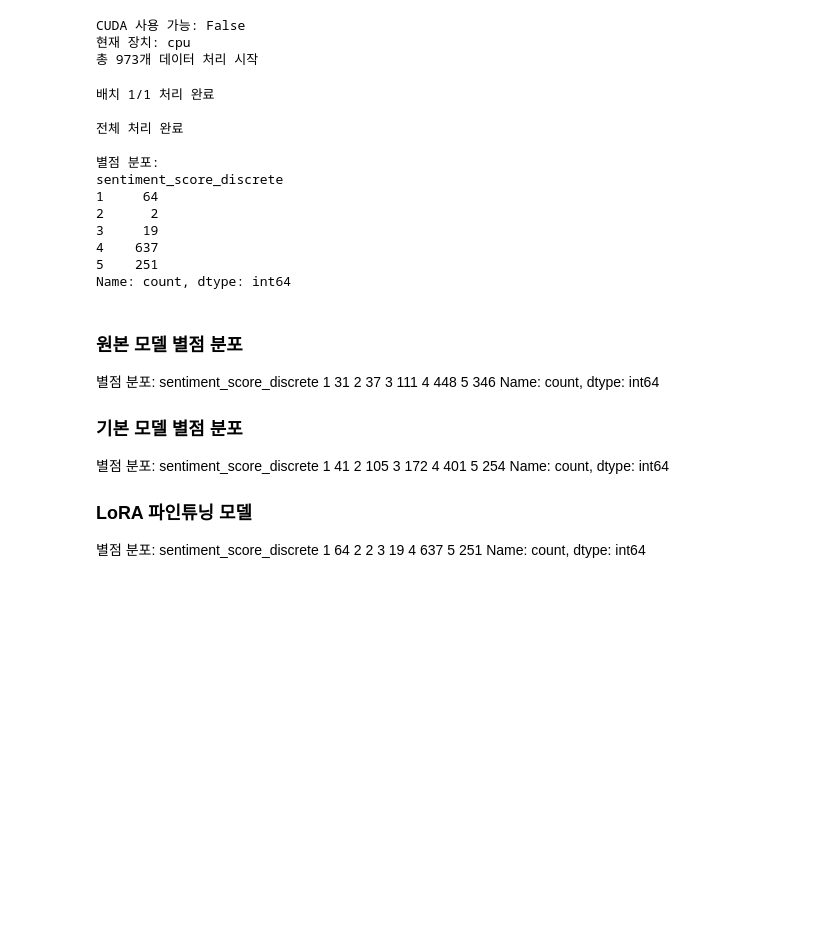
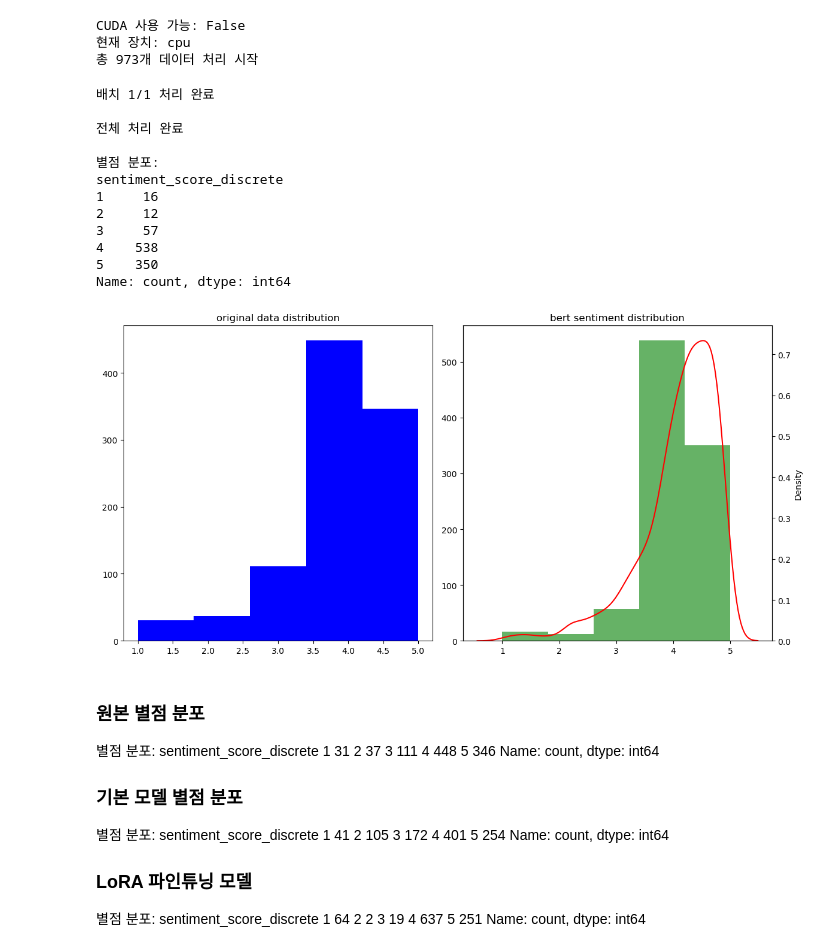
Before and after one commit to bhw119/PADA_LAB, a Jupyter notebook: sentimnet/bert_finetuning.ipynb, the cells around one changed output. Cells and saved outputs as stored; diff of their text form; code cells hidden in the pictures; blank space fills up the shorter version.

```diff
--- a/sentimnet/bert_finetuning.ipynb
+++ b/sentimnet/bert_finetuning.ipynb
@@ -50,11 +22,14 @@ tensorflow 2.10.0 requires protobuf<3.20,>=3.9.2, but you have protobuf 3.20.3 w
 # %%
+import torch
 from transformers import pipeline, AutoTokenizer, AutoModelForSequenceClassification
-import torch
 import pandas as pd
 from tqdm import tqdm
 import os
 from collections import Counter
 from peft import PeftModel, PeftConfig
+import seaborn as sns
+import matplotlib.pyplot as plt
+
 
 class SentimentAnalyzer:
     def __init__(self, base_model_path="nlptown/bert-base-multilingual-uncased-sentiment",
@@ -167,7 +142,7 @@ class SentimentAnalyzer:
         else:
             raise ValueError(f"Unsupported file format: {file_extension}")
 
-    def save_file(self, df, file_path):
+    def save_file(self, df, file_path = None):
         file_extension = os.path.splitext(file_path)[1].lower()
 
         if file_extension == '.csv':
@@ -177,6 +152,21 @@ class SentimentAnalyzer:
 
     def process_file(self, file_path, text_column, save_path=None, batch_size=1000):
         df = self.read_file(file_path)
+        if df["Rating"].value_counts().shape[0] > 5:
+            def convert_to_categories(rating):
+                if rating in [1, 2]:
+                    return 1
+                elif rating in [3, 4]:
+                    return 2
+                elif rating in [5, 6]:
+                    return 3
+                elif rating in [7, 8]:
+                    return 4
+                else:
+                    return 5
+
+            # 등급 변환 적용
+            df['Rating'] = df['Rating'].apply(convert_to_categories)
         total_rows = len(df)
         num_batches = (total_rows + batch_size - 1) // batch_size
 
@@ -215,39 +205,59 @@ class SentimentAnalyzer:
         print("\n별점 분포:")
         print(df['sentiment_score_discrete'].value_counts().sort_index())
 
+
         return df
+    def EDA_data(self, data):
+        plt.figure(figsize=(12,6))
+
+        plt.subplot(1,2,1)
+        plt.title("original data distribution")
+        plt.hist(data["Rating"],color = "blue", bins = 5)
+
+        ax1 = plt.subplot(1,2,2)
+        plt.title("bert sentiment distribution")
+        ax1.hist(data["sentiment_score_discrete"],color = 'green', alpha = 0.6, bins = 5)
+        ax2 = ax1.twinx()
+        sns.kdeplot(data = data["sentiment_score_continuous"], color = 'red', ax = ax2)
+
+        plt.tight_layout()
+        plt.show()
+
+
 
 
 if __name__ == "__main__":
     # LoRA 모델을 사용하는 경우
     analyzer = SentimentAnalyzer(
     base_model_path="nlptown/bert-base-multilingual-uncased-sentiment",
-    lora_model_path=r"C:\Users\Administrator\Desktop\PADA_LAB\sentimnet\model\hotel_fine_tuned_model_renew"  # LoRA 모델 경로를 None으로 설정
+    lora_model_path=r"C:\Users\Administrator\Desktop\PADA_LAB\sentimnet\model\hotel_full_data_model"  # LoRA 모델 경로를 None으로 설정
 )
 
     df = analyzer.process_file(
         file_path=r'C:\Users\Administrator\Desktop\PADA_LAB\calculated\sampled_hotel_1000_calculated_ctm.csv',
         text_column='Review_Text',
-        save_path=r'C:\Users\Administrator\Desktop\PADA_LAB\calculated\sampled_hotel_BERT_results.csv',
+        # save_path=r'C:\Users\Administrator\Desktop\PADA_LAB\calculated\sampled_hotel_BERT_test.csv',
         batch_size=1500
     )
+    analyzer.EDA_data(df)
 
     # 리소스 해제
     del analyzer.classifier
     del analyzer
 # %% [output]
 CUDA 사용 가능: False
 현재 장치: cpu
 총 973개 데이터 처리 시작
 배치 1/1 처리 완료
 
 전체 처리 완료
 
 별점 분포:
 sentiment_score_discrete
-1     64
-2      2
-3     19
-4    637
-5    251
+1     16
+2     12
+3     57
+4    538
+5    350
 Name: count, dtype: int64
+[figure, added]
@@ -254,5 +272,5 @@ Name: count, dtype: int64
 # %% [markdown]
-### 원본 모델 별점 분포
+### 원본 별점 분포
 
 별점 분포:
 sentiment_score_discrete
```
Also changed, not shown: parts of 5 cells of this notebook, 12 other files.
